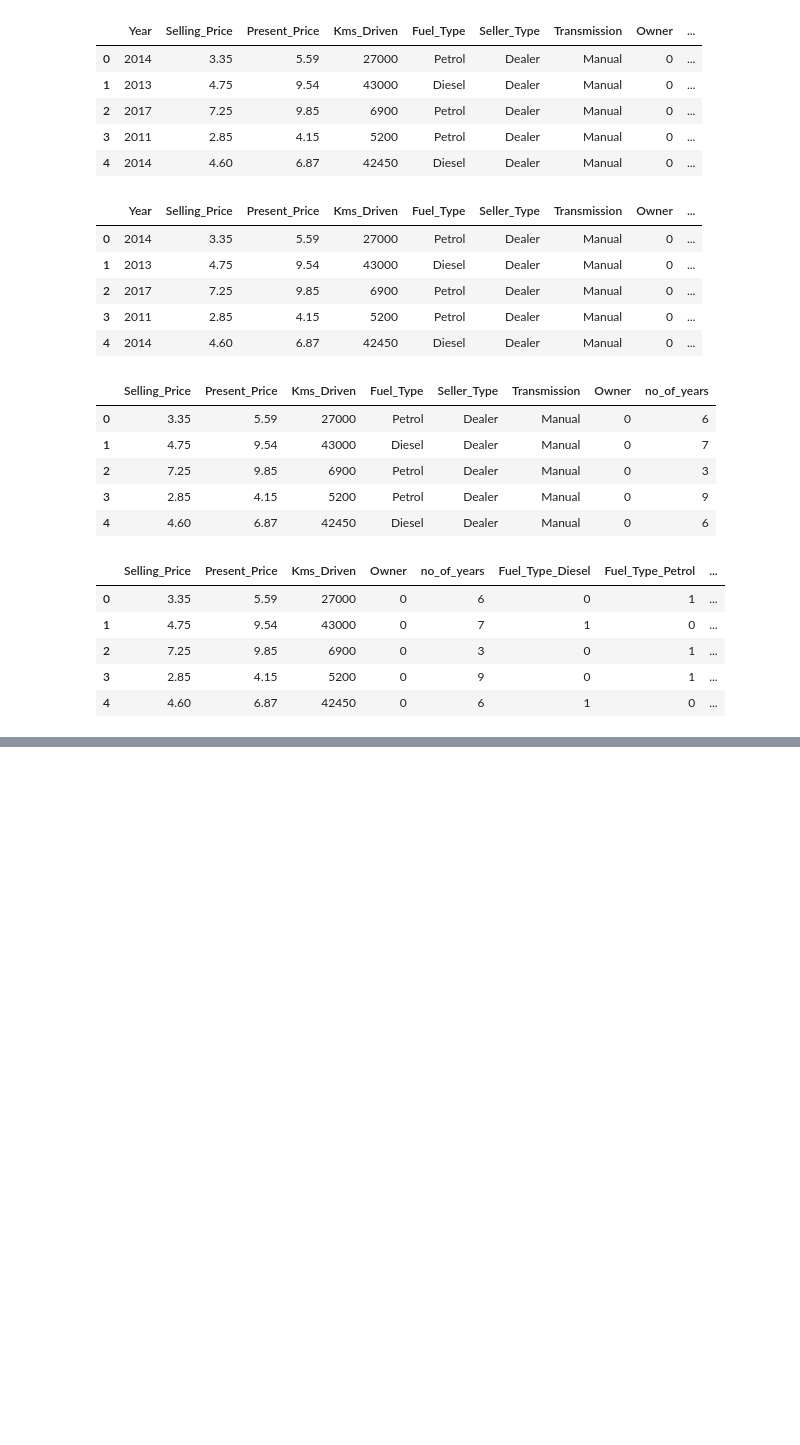
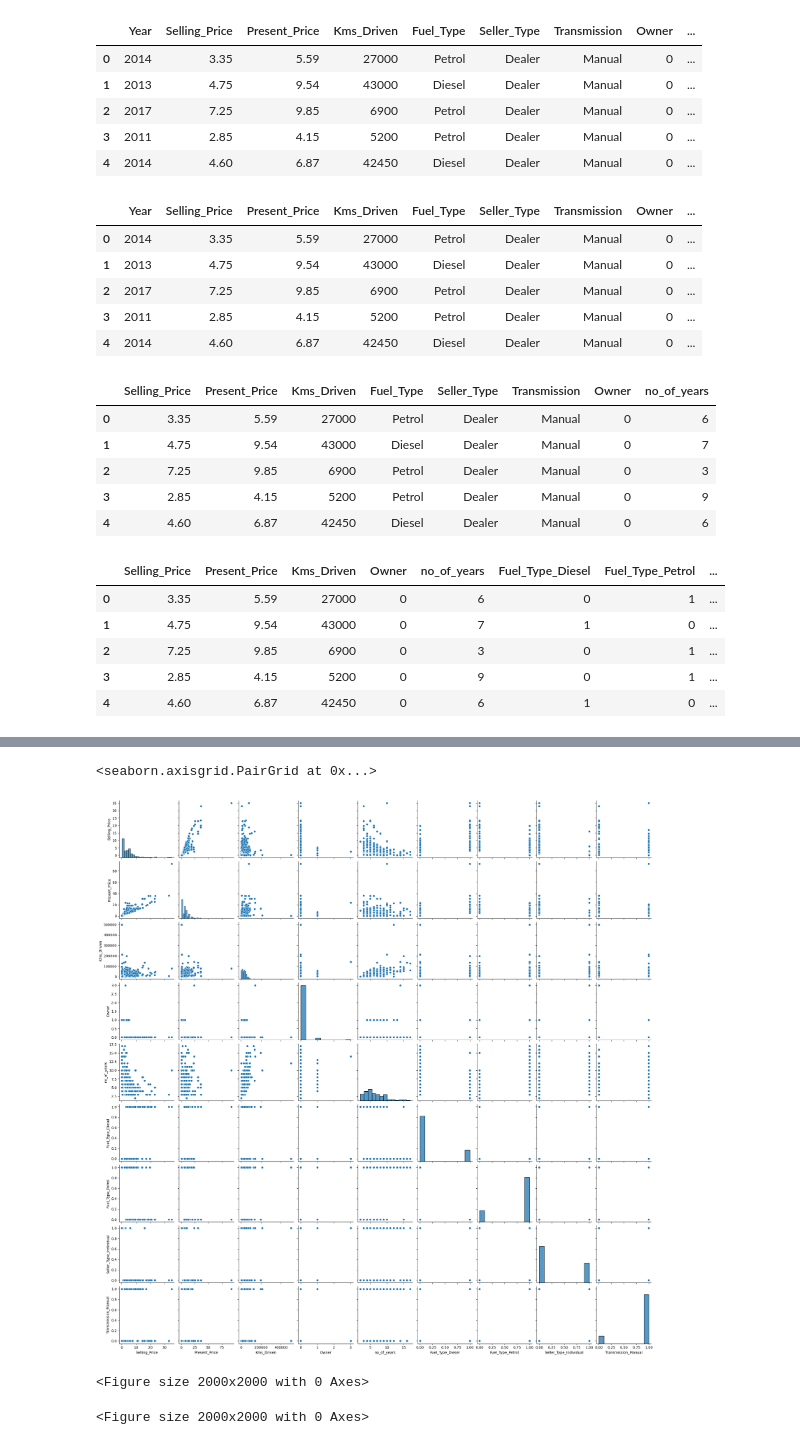
Before and after one commit to kingofnights/data_science, a Jupyter notebook: vehicle.ipynb, the cells around one changed output, grey strips where cells are left out. Cells and saved outputs as stored; diff of their text form; code cells hidden in the pictures; blank space fills up the shorter version.

```diff
--- a/vehicle.ipynb
+++ b/vehicle.ipynb
@@ -144,3 +144,19 @@ final_dataset.corr()
 | Transmission_Manual | -0.367128 | -0.348715 | -0.162510 | -0.050316 | -0.000394 | -0.098643 | 0.091013 | ... |
 # %%
 import seaborn as sns
+# %%
+sns.pairplot(final_dataset)
+# %% [output]
+<seaborn.axisgrid.PairGrid at 0x...>
+[figure, added]
+# %%
+# heat map
+import matplotlib.pyplot as plt
+%matplotlib inline
+
+cor_mat = final_dataset.corr()
+top_cor_features = cor_mat.index
+plt.figure(figsize=(20,20))
+# %% [output]
+<Figure size 2000x2000 with 0 Axes>
+<Figure size 2000x2000 with 0 Axes>
```
Also changed, not shown: parts of 15 cells of this notebook.
